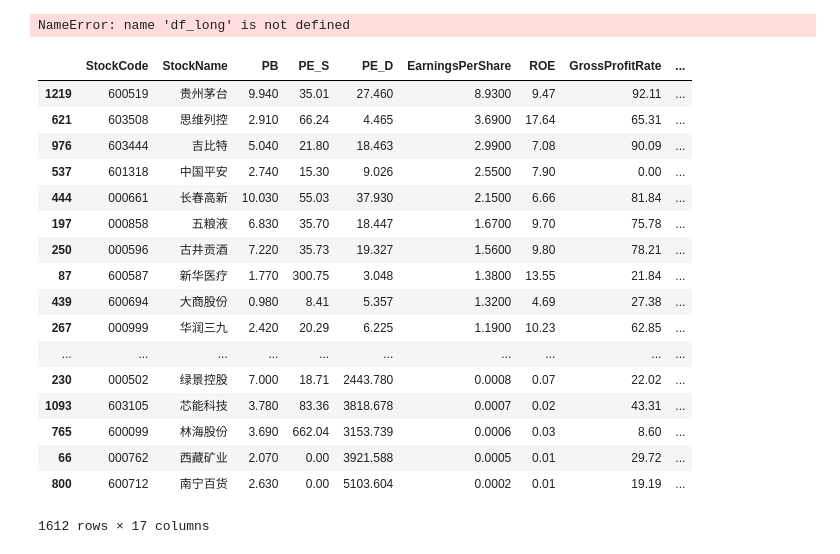
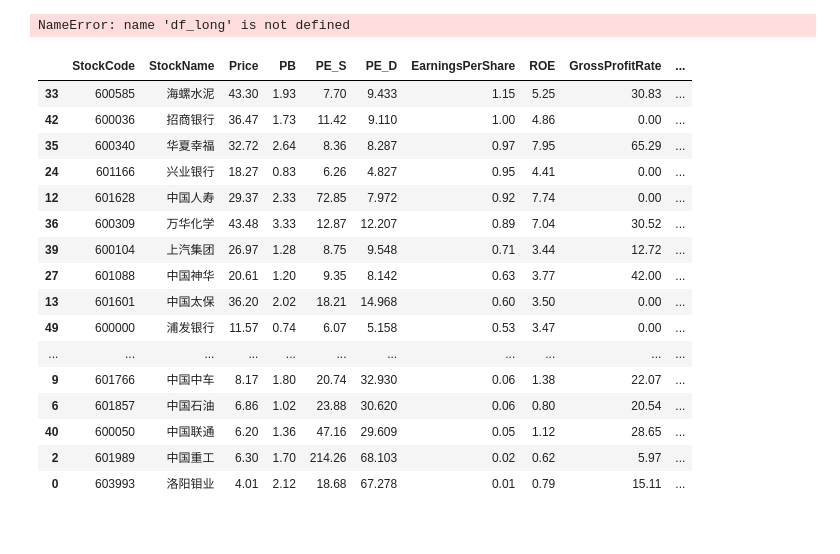
Before and after one commit to taotaodai/DataAnalysis, a Jupyter notebook: Stock_Companies/StockAnalize.ipynb, the cells around one changed output. Saved outputs shown, nothing was run; the diff lists cells and outputs as text; code cells hidden in the pictures.

```diff
--- a/Stock_Companies/StockAnalize.ipynb
+++ b/Stock_Companies/StockAnalize.ipynb
@@ -3,14 +3,19 @@
 %config InlineBackend.figure_format = 'svg'
 import pandas as pd
 import matplotlib.pyplot as plt
+# %%
+# 显示所有行
+pd.set_option('display.max_rows', None)
 # %%
 df_hs = pd.read_excel("data/上市公司沪市.xls",converters= {u'StockCode':str})
 df_ss = pd.read_excel("data/上市公司深市.xls",converters= {u'StockCode':str})
 # df_zxb = pd.read_excel("data/上市公司中小板.xls",converters= {u'StockCode':str})
 # df_cyb = pd.read_excel("data/上市公司创业板.xls",converters= {u'StockCode':str})
+df_sz50 = pd.read_excel("data/上证50.xls",converters= {u'StockCode':str})
+df_hs300 = pd.read_excel("data/沪深300.xls",converters= {u'StockCode':str})
 # %%
-df = pd.concat([df_hs,df_ss])
-# df = df_hs
+# df = pd.concat([df_hs,df_ss])
+df = df_sz50
 # %%
 # df.head(3)
 # %%
@@ -264,23 +269,22 @@ NameError: name 'df_long' is not defined
 # %%
 # df[(df['SubTrade'] == '房地产开发') & df['FinanceAnalize'].apply(lambda x:str(x).find('破净股') >= 0)]
 # %%
-df[df['EarningsPerShare'] > 0].sort_values(by=['EarningsPerShare'],ascending=False)
+df[(df['EarningsPerShare'] > 0) & (df['Price'].apply(lambda x: float(x) < 50))].sort_values(by=['EarningsPerShare'],ascending=False)
 # %% [output]
-|  | StockCode | StockName | PB | PE_S | PE_D | EarningsPerShare | ROE | GrossProfitRate | ... |
-| 1219 | 600519 | 贵州茅台 | 9.940 | 35.01 | 27.460 | 8.9300 | 9.47 | 92.11 | ... |
-| 621 | 603508 | 思维列控 | 2.910 | 66.24 | 4.465 | 3.6900 | 17.64 | 65.31 | ... |
-| 976 | 603444 | 吉比特 | 5.040 | 21.80 | 18.463 | 2.9900 | 7.08 | 90.09 | ... |
-| 537 | 601318 | 中国平安 | 2.740 | 15.30 | 9.026 | 2.5500 | 7.90 | 0.00 | ... |
-| 444 | 000661 | 长春高新 | 10.030 | 55.03 | 37.930 | 2.1500 | 6.66 | 81.84 | ... |
-| 197 | 000858 | 五粮液 | 6.830 | 35.70 | 18.447 | 1.6700 | 9.70 | 75.78 | ... |
-| 250 | 000596 | 古井贡酒 | 7.220 | 35.73 | 19.327 | 1.5600 | 9.80 | 78.21 | ... |
-| 87 | 600587 | 新华医疗 | 1.770 | 300.75 | 3.048 | 1.3800 | 13.55 | 21.84 | ... |
-| 439 | 600694 | 大商股份 | 0.980 | 8.41 | 5.357 | 1.3200 | 4.69 | 27.38 | ... |
-| 267 | 000999 | 华润三九 | 2.420 | 20.29 | 6.225 | 1.1900 | 10.23 | 62.85 | ... |
-| ... | ... | ... | ... | ... | ... | ... | ... | ... | ... |
-| 230 | 000502 | 绿景控股 | 7.000 | 18.71 | 2443.780 | 0.0008 | 0.07 | 22.02 | ... |
-| 1093 | 603105 | 芯能科技 | 3.780 | 83.36 | 3818.678 | 0.0007 | 0.02 | 43.31 | ... |
-| 765 | 600099 | 林海股份 | 3.690 | 662.04 | 3153.739 | 0.0006 | 0.03 | 8.60 | ... |
-| 66 | 000762 | 西藏矿业 | 2.070 | 0.00 | 3921.588 | 0.0005 | 0.01 | 29.72 | ... |
-| 800 | 600712 | 南宁百货 | 2.630 | 0.00 | 5103.604 | 0.0002 | 0.01 | 19.19 | ... |
+|  | StockCode | StockName | Price | PB | PE_S | PE_D | EarningsPerShare | ROE | GrossProfitRate | ... |
+| 33 | 600585 | 海螺水泥 | 43.30 | 1.93 | 7.70 | 9.433 | 1.15 | 5.25 | 30.83 | ... |
+| 42 | 600036 | 招商银行 | 36.47 | 1.73 | 11.42 | 9.110 | 1.00 | 4.86 | 0.00 | ... |
+| 35 | 600340 | 华夏幸福 | 32.72 | 2.64 | 8.36 | 8.287 | 0.97 | 7.95 | 65.29 | ... |
+| 24 | 601166 | 兴业银行 | 18.27 | 0.83 | 6.26 | 4.827 | 0.95 | 4.41 | 0.00 | ... |
+| 12 | 601628 | 中国人寿 | 29.37 | 2.33 | 72.85 | 7.972 | 0.92 | 7.74 | 0.00 | ... |
+| 36 | 600309 | 万华化学 | 43.48 | 3.33 | 12.87 | 12.207 | 0.89 | 7.04 | 30.52 | ... |
+| 39 | 600104 | 上汽集团 | 26.97 | 1.28 | 8.75 | 9.548 | 0.71 | 3.44 | 12.72 | ... |
+| 27 | 601088 | 中国神华 | 20.61 | 1.20 | 9.35 | 8.142 | 0.63 | 3.77 | 42.00 | ... |
+| 13 | 601601 | 中国太保 | 36.20 | 2.02 | 18.21 | 14.968 | 0.60 | 3.50 | 0.00 | ... |
+| 49 | 600000 | 浦发银行 | 11.57 | 0.74 | 6.07 | 5.158 | 0.53 | 3.47 | 0.00 | ... |
+| ... | ... | ... | ... | ... | ... | ... | ... | ... | ... | ... |
+| 9 | 601766 | 中国中车 | 8.17 | 1.80 | 20.74 | 32.930 | 0.06 | 1.38 | 22.07 | ... |
+| 6 | 601857 | 中国石油 | 6.86 | 1.02 | 23.88 | 30.620 | 0.06 | 0.80 | 20.54 | ... |
+| 40 | 600050 | 中国联通 | 6.20 | 1.36 | 47.16 | 29.609 | 0.05 | 1.12 | 28.65 | ... |
+| 2 | 601989 | 中国重工 | 6.30 | 1.70 | 214.26 | 68.103 | 0.02 | 0.62 | 5.97 | ... |
+| 0 | 603993 | 洛阳钼业 | 4.01 | 2.12 | 18.68 | 67.278 | 0.01 | 0.79 | 15.11 | ... |
-1612 rows × 17 columns
```
Also changed, not shown: 4 other files.
